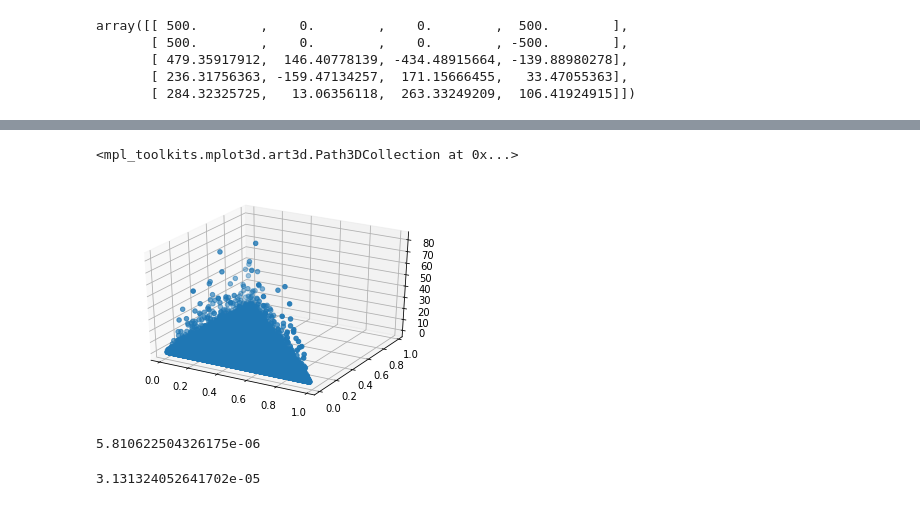
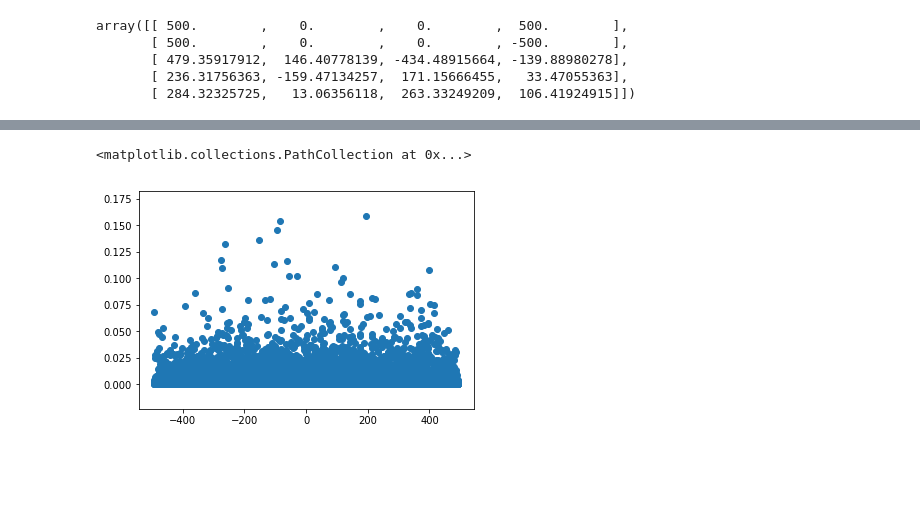
Before and after one commit to miarobin/Level4Project, a Jupyter notebook: DalitzPlot.ipynb, the cells around one changed output, grey strips where cells are left out. Drawn from its saved outputs; the diff is of its cells as text; code cells hidden in the pictures; blank space fills up the shorter version.

```diff
--- a/DalitzPlot.ipynb
+++ b/DalitzPlot.ipynb
@@ -114,15 +115,5 @@ ax.set_xlabel('x1')
-# %%
-fig = plt.figure()
-ax = fig.add_subplot(111, projection='3d')
-ax.scatter(x1, x2, me, marker='o')
-# %% [output]
-<mpl_toolkits.mplot3d.art3d.Path3DCollection at 0x...>
-[figure, removed]
-# %%
-print(np.mean(me))
-# %% [output]
-5.810622504326175e-06
-# %%
-print(np.std(me))
-# %% [output]
-3.131324052641702e-05
+# %%
+plt.scatter(momentum[:,3,1], 100*me)
+# %% [output]
+<matplotlib.collections.PathCollection at 0x...>
+[figure, added]
```
Also changed, not shown: parts of 10 cells of this notebook, 2 other files.
